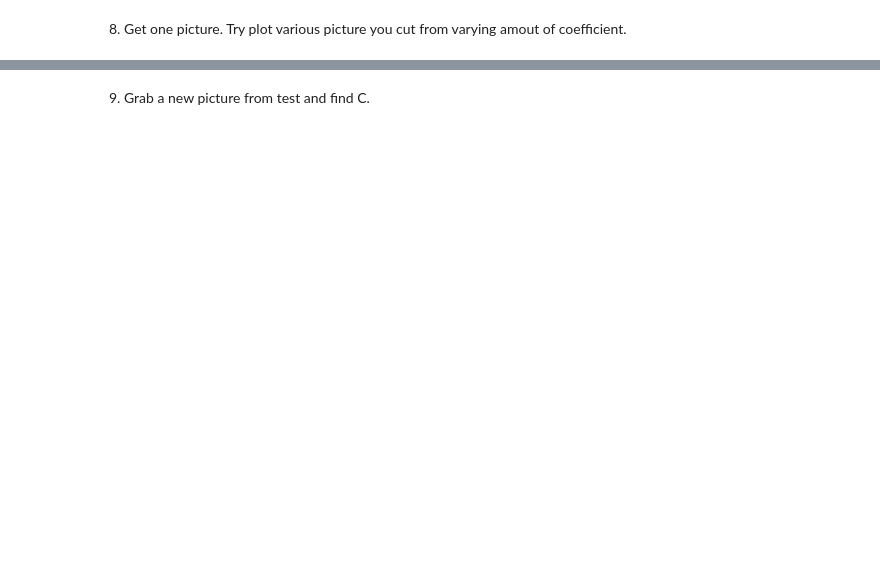
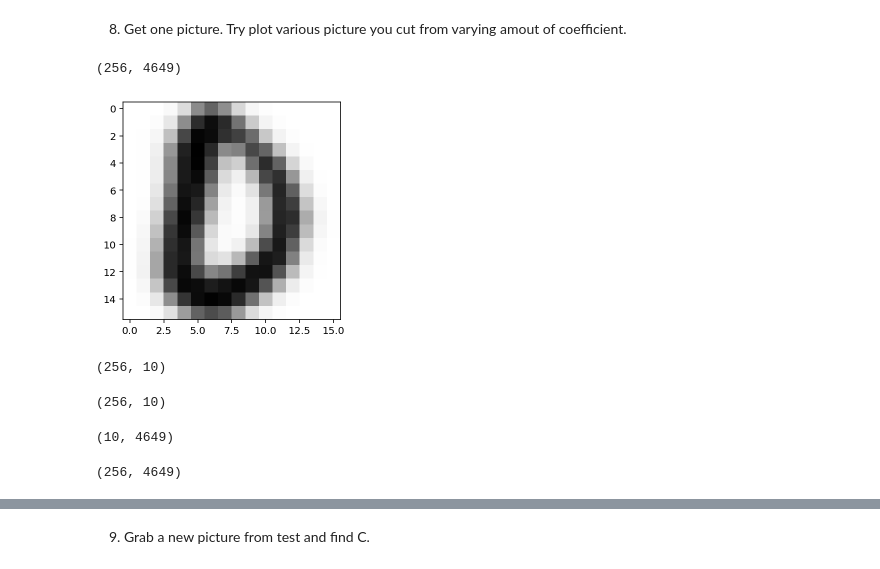
Before and after one commit to muic-pattern-rekt-2018/Exercise7, a Jupyter notebook: Low Rank Approximation and Clustering Problem.ipynb, the cells around one changed output, grey strips where cells are left out. Cells and saved outputs as stored; diff of their text form; code cells hidden in the pictures; blank space fills up the shorter version.

```diff
--- a/Low Rank Approximation and Clustering Problem.ipynb
+++ b/Low Rank Approximation and Clustering Problem.ipynb
@@ -85,2 +129,19 @@ show(images[:,4610])
 # %% [markdown]
 8) Get one picture. Try plot various picture you cut from varying amout of coefficient.
+# %%
+show(images[:,794])
+images[:, 100].shape
+images.shape
+# %% [output]
+(256, 4649)
+[figure, added]
+# %%
+k = 10
+u, _, _ = np.linalg.svd(images)
+uk = u[:, :k]
+# %% [output]
+(256, 10)
+# %%
+uk.shape
+# %% [output]
+(256, 10)
@@ -86,0 +150,9 @@ show(images[:,4610])
+# %%
+c.shape
+# %% [output]
+(10, 4649)
+# %%
+q = uk @ c
+q.shape
+# %% [output]
+(256, 4649)
```
Also changed, not shown: parts of 19 cells of this notebook.
